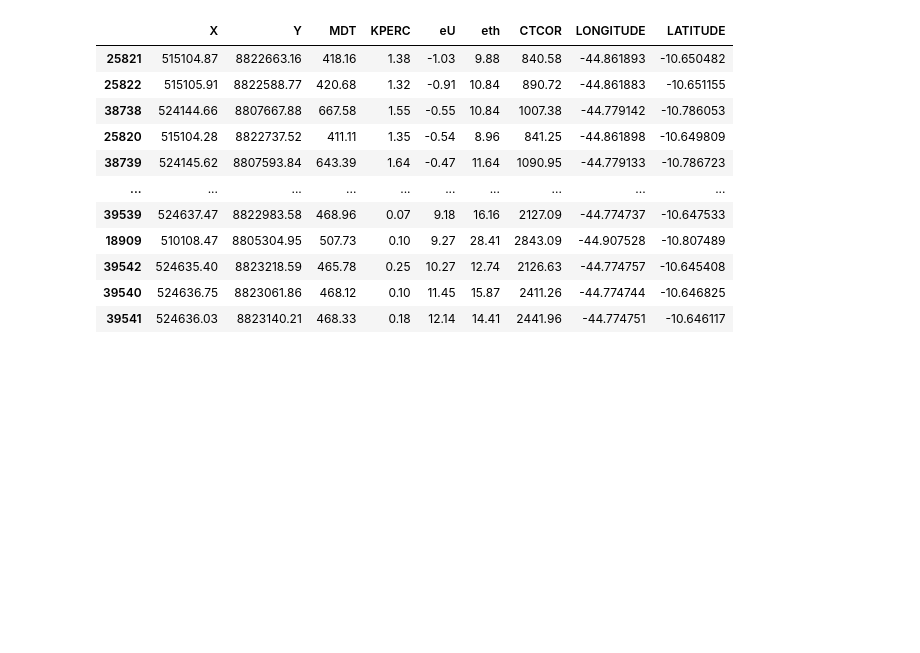
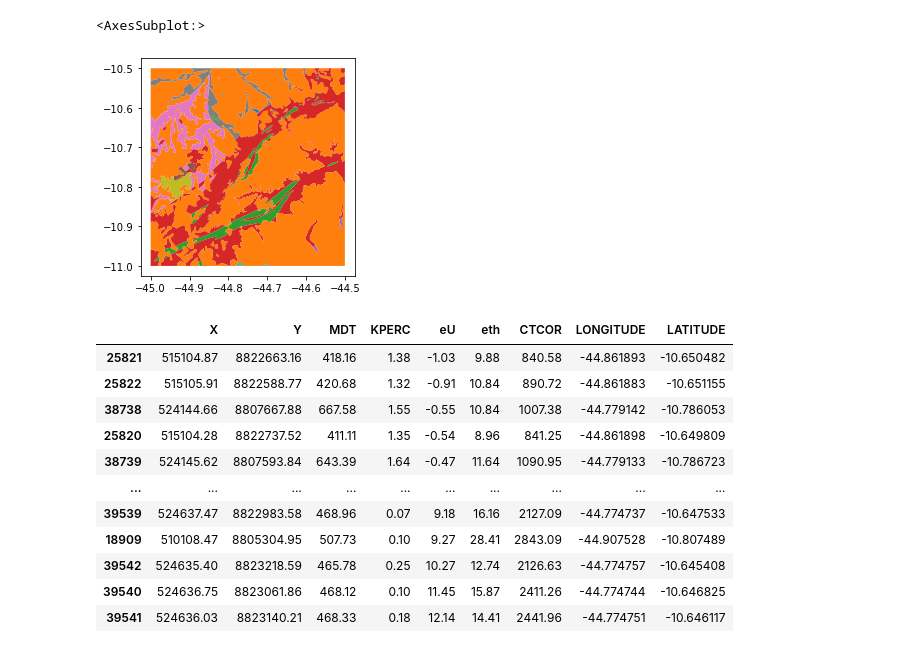
Before and after one commit to Gabriel-Goes/mapeamento_litologico_preditivo, a Jupyter notebook: sources/tutoriais/3.1 - Verde: Interpolating with Splines.ipynb, the cells around one changed output. Saved outputs shown, nothing was run; the diff lists cells and outputs as text; code cells hidden in the pictures; blank space fills up the shorter version.

Commit message:
criando um novo script para interpolação do dado 1039_SP_RJ na escala de 50k

```diff
--- a/sources/tutoriais/3.1 - Verde: Interpolating with Splines.ipynb
+++ b/sources/tutoriais/3.1 - Verde: Interpolating with Splines.ipynb
@@ -14,3 +12,13 @@ gdb = '/home/ggrl/geodatabase/'
+# %%
+litologia_100k = f.litologia('l100_k')
+# %%
+# Dados Litologicos em escala de 1:100.000 da
+l_rioparaim = f.mapa(litologia_100k, 'Rio Paraim')
+# %%
+l_rioparaim.plot('SIGLA')
+# %% [output]
+<AxesSubplot:>
+[figure, added]
 # %%
 g_rparaim = pd.read_csv(gdb+'geof/recortado/g_rparaim')
 # %%
```
Also changed, not shown: parts of 5 cells of this notebook, 6 other files.
